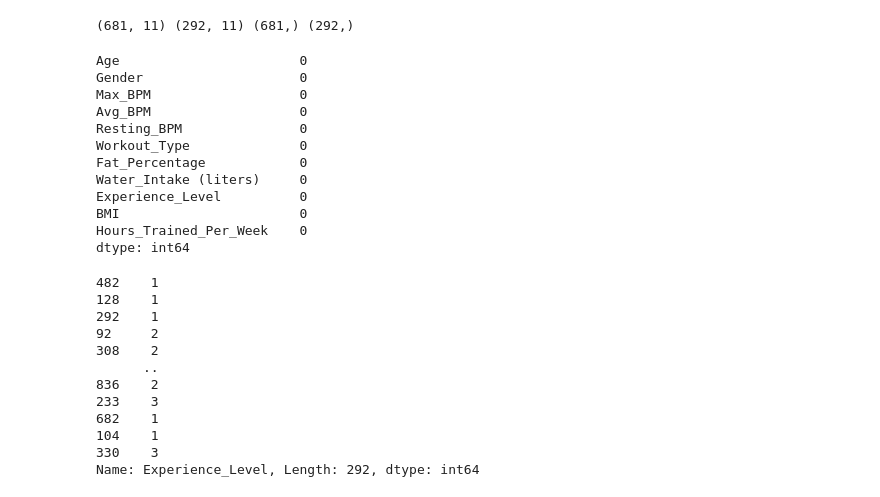
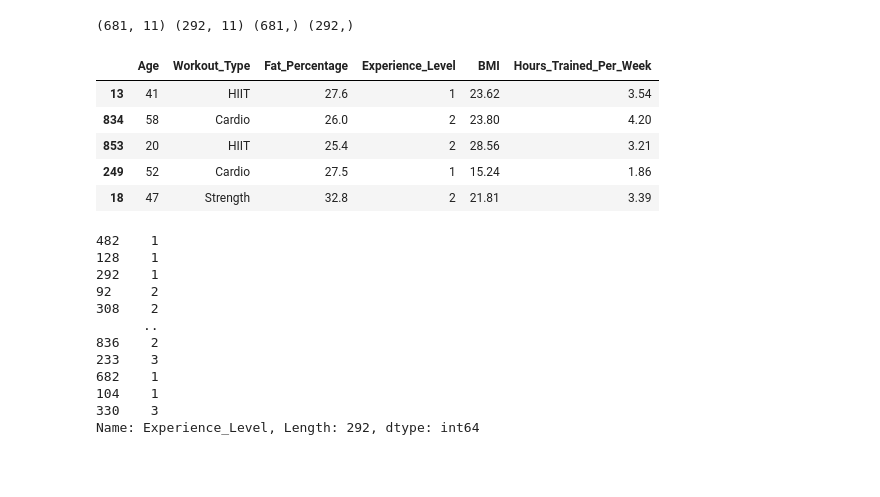
Before and after one commit to adityagoyal222/fitnessprediction, a Jupyter notebook: notebook/fitness_eda.ipynb, the cells around one changed output. Saved outputs shown, nothing was run; the diff lists cells and outputs as text; code cells hidden in the pictures; blank space fills up the shorter version.

```diff
--- a/notebook/fitness_eda.ipynb
+++ b/notebook/fitness_eda.ipynb
@@ -145,21 +147,20 @@ X_train, X_test, y_train, y_test = train_test_split(X, y, test_size=0.3, random_
 print(X_train.shape, X_test.shape, y_train.shape, y_test.shape)
 # %% [output]
 (681, 11) (292, 11) (681,) (292,)
-# %%
-X_train.isnull().sum()
-# %% [output]
-Age                       0
-Gender                    0
-Max_BPM                   0
-Avg_BPM                   0
-Resting_BPM               0
-Workout_Type              0
-Fat_Percentage            0
-Water_Intake (liters)     0
-Experience_Level          0
-BMI                       0
-Hours_Trained_Per_Week    0
-dtype: int64
+# %%
+# Feature selection
+features_to_drop = ['Gender', 'Max_BPM', 'Avg_BPM', 'Resting_BPM', 'Water_Intake (liters)']
+
+X_train.drop(columns=features_to_drop, axis=1, inplace=True)
+X_test.drop(columns=features_to_drop, axis=1, inplace=True)
+X_train.head()
+# %% [output]
+|  | Age | Workout_Type | Fat_Percentage | Experience_Level | BMI | Hours_Trained_Per_Week |
+| 13 | 41 | HIIT | 27.6 | 1 | 23.62 | 3.54 |
+| 834 | 58 | Cardio | 26.0 | 2 | 23.80 | 4.20 |
+| 853 | 20 | HIIT | 25.4 | 2 | 28.56 | 3.21 |
+| 249 | 52 | Cardio | 27.5 | 1 | 15.24 | 1.86 |
+| 18 | 47 | Strength | 32.8 | 2 | 21.81 | 3.39 |
 # %%
 from sklearn.preprocessing import LabelEncoder
 le = LabelEncoder()
```
Also changed, not shown: parts of 10 cells of this notebook.
